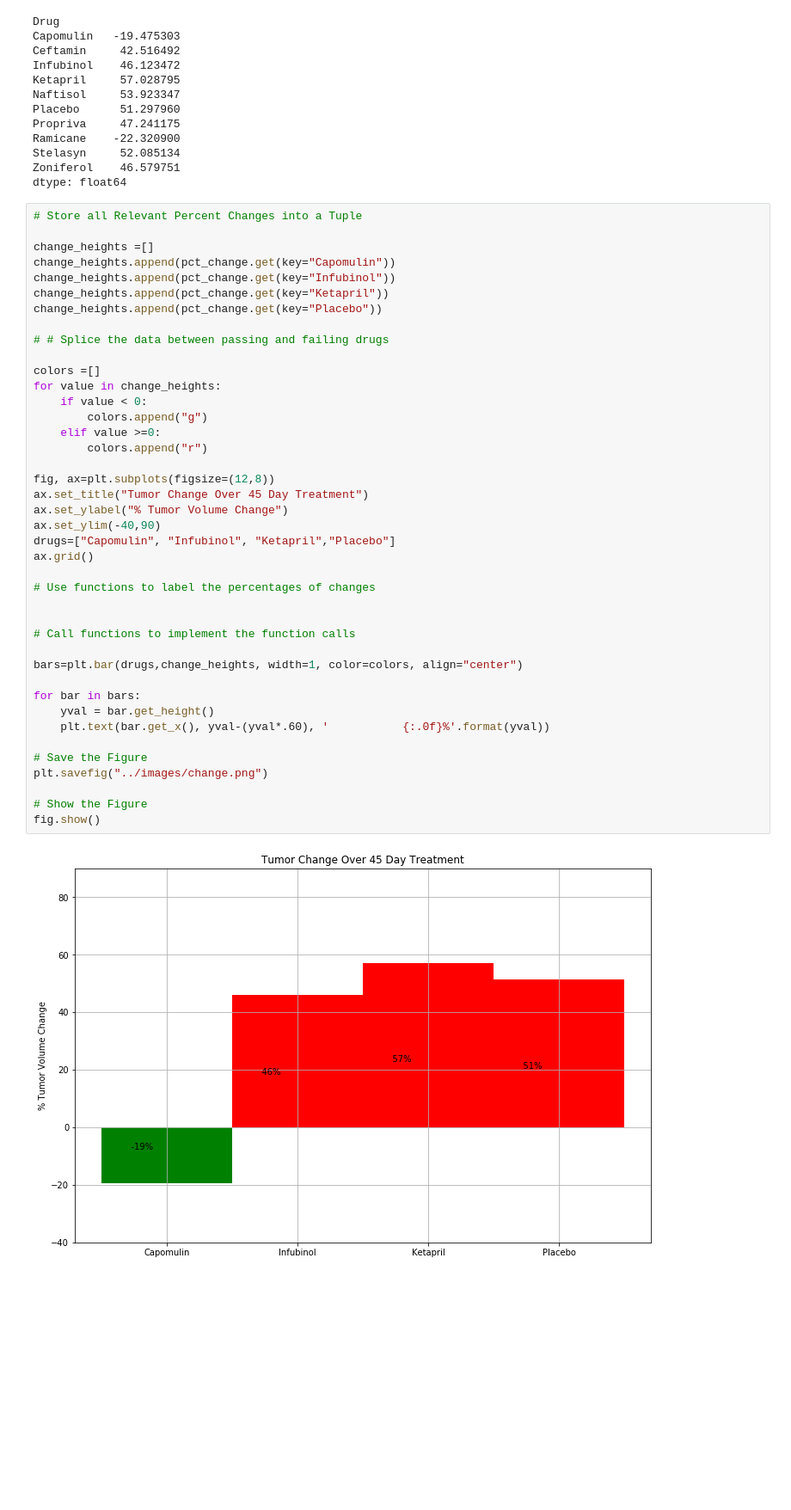
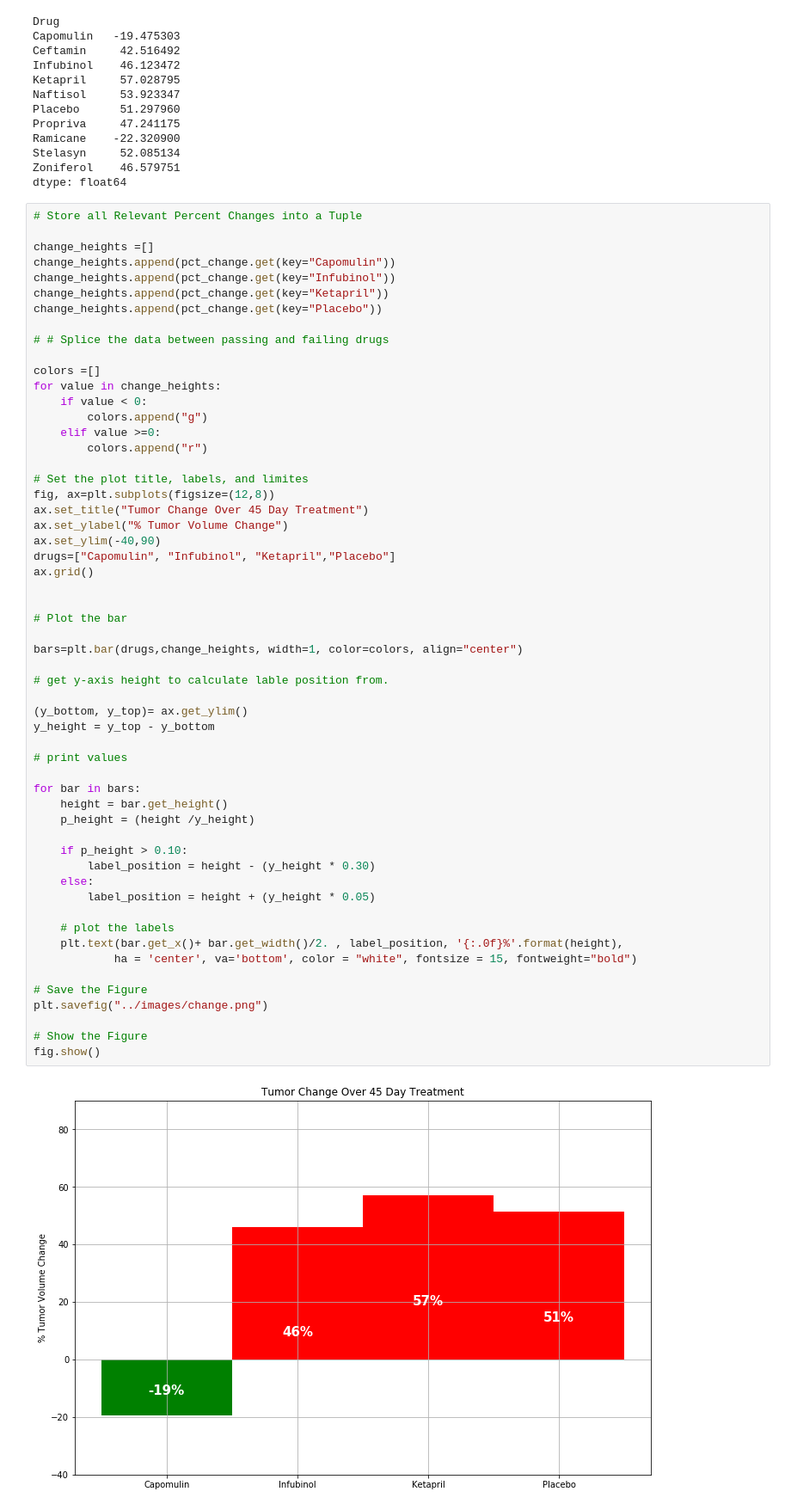
Before and after one commit to esnaaf1/matplotlib-challenge, a Jupyter notebook: Pymaceuticals/pymaceuticals_solution.ipynb, the cells around one changed output. Shown at 86% size. Drawn from its saved outputs; the diff is of its cells as text; blank space fills up the shorter version.

```diff
--- a/Pymaceuticals/pymaceuticals_solution.ipynb
+++ b/Pymaceuticals/pymaceuticals_solution.ipynb
@@ -309,36 +298,51 @@ change_heights.append(pct_change.get(key="Ketapril"))
 change_heights.append(pct_change.get(key="Placebo"))
 
 # # Splice the data between passing and failing drugs
 
 colors =[]
 for value in change_heights:
     if value < 0:
         colors.append("g")
     elif value >=0:
         colors.append("r")
 
+# Set the plot title, labels, and limites
 fig, ax=plt.subplots(figsize=(12,8))
 ax.set_title("Tumor Change Over 45 Day Treatment")
 ax.set_ylabel("% Tumor Volume Change")
 ax.set_ylim(-40,90)
 drugs=["Capomulin", "Infubinol", "Ketapril","Placebo"]
 ax.grid()
 
-# Use functions to label the percentages of changes
 
-
-# Call functions to implement the function calls
+# Plot the bar
 
 bars=plt.bar(drugs,change_heights, width=1, color=colors, align="center")
 
+# get y-axis height to calculate lable position from.
+
+(y_bottom, y_top)= ax.get_ylim()
+y_height = y_top - y_bottom
+
+# print values
+
 for bar in bars:
-    yval = bar.get_height()
-    plt.text(bar.get_x(), yval-(yval*.60), '           {:.0f}%'.format(yval))
+    height = bar.get_height()
+    p_height = (height /y_height)
+
+    if p_height > 0.10:
+        label_position = height - (y_height * 0.30)
+    else:
+        label_position = height + (y_height * 0.05)
+
+    # plot the labels
+    plt.text(bar.get_x()+ bar.get_width()/2. , label_position, '{:.0f}%'.format(height),
+            ha = 'center', va='bottom', color = "white", fontsize = 15, fontweight="bold")
 
 # Save the Figure
 plt.savefig("../images/change.png")
 
 # Show the Figure
 fig.show()
 # %% [output]
-[figure, old version]
+[figure, new version]
```
Also changed, not shown: parts of 11 cells of this notebook, 5 other files.
